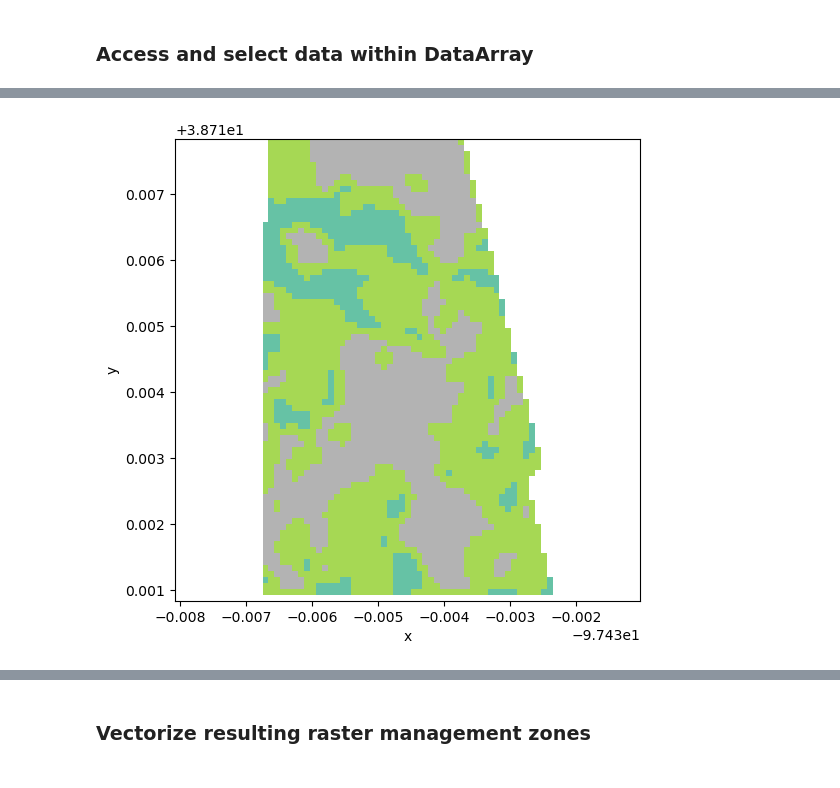
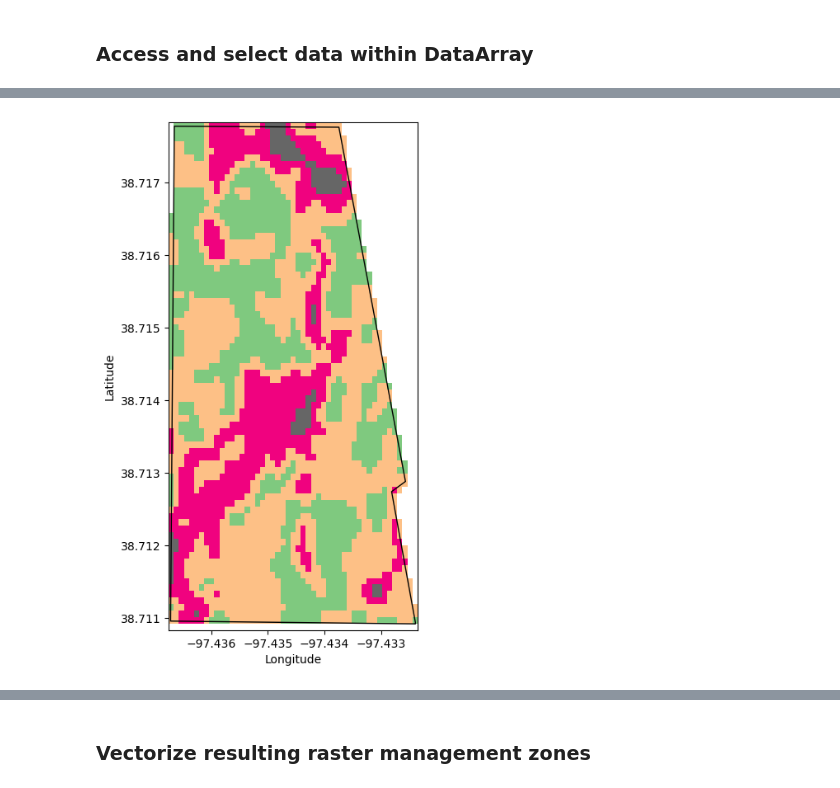
Before and after one commit to soilwater/precisionag-workshop-2024, a Jupyter notebook: mz_notebook_solution.ipynb, the cells around one changed output, grey strips where cells are left out. Saved outputs shown, nothing was run; the diff lists cells and outputs as text; code cells hidden in the pictures.

```diff
--- a/mz_notebook_solution.ipynb
+++ b/mz_notebook_solution.ipynb
@@ -108 +109,11 @@ mask = ee.Image.constant(1).clip(roi).mask()
+# %%
+# Get JSON format of GeoDataframe
+# Note that .to_json() gives us a string, so we use the json module to create a proper json object
+field_bnd_json = json.loads(field_bnd.to_json())
+
+# Define the region of interest (roi) in GEE as a ee.Geometry
+roi = ee.Geometry(field_bnd_json['features'][0]['geometry'])
+
+# Create mask in GEE for field
+mask = ee.Image.constant(1).clip(roi).mask()
 # %%
@@ -313,32 +369,37 @@ os.environ["OMP_NUM_THREADS"] = '1'
 # %%
 # Input data using all surveys
-clustering_input_data = rel_diff.values.reshape(-1, len(selected_dates))
+#clustering_input_data = rel_diff.values.reshape(-1, len(selected_dates)) go from (78, 49, 15) to (3822, 15)
 
-# Input clustering data is the resulting mean relative difference
-#clustering_input_data = field_mrd.values.reshape(-1, 1)
+# Input data using MRD
+clustering_input_data = mean_rel_diff.values.reshape(-1, 1) # go from (78,49) to (3822,1)
 
-imputer = SimpleImputer(missing_values=np.nan, strategy='mean') # The goal is to place a value that does not affect the clustering result
+# Imputing missing data
+# The goal is to place a value that does not affect the clustering result
+imputer = SimpleImputer(missing_values=np.nan, strategy='mean')
 data_imputed = imputer.fit_transform(clustering_input_data)
 # %%
-#clusterer = KMeans(n_clusters=3, random_state=1)
-clusterer = BisectingKMeans(n_clusters=3, random_state=1)
+# Clustering (this will result in integer labels)
+clusterer = BisectingKMeans(n_clusters=4, random_state=1)
 cluster_labels = clusterer.fit_predict(data_imputed)
-cluster_labels = cluster_labels.reshape(mean_rel_diff.shape).astype(float)
+cluster_labels = cluster_labels.reshape(mean_rel_diff.shape).astype(float) # Labels were integers
 
+# Smooth clusters using Gaussian filter
 cluster_labels = np.round(gaussian_filter(cluster_labels, sigma=1.0))
-
-# Restore NaNs
-#cluster_labels[field_mask] = np.nan
 # %%
+# Create DataArray with resulting clusters, which the new management zones
+mz = xr.DataArray(data=cluster_labels,  coords=[da.y, da.x], dims=["y", "x"])
 
-mz = xr.DataArray(data=cluster_labels,  coords=[da.y, da.x], dims=["y", "x"])
+# Restore NaN cells
 idx_nan = np.isnan(da)
 mz.values[idx_nan] = np.nan
 
-fig, ax = plt.subplots(figsize=(6,6))
-mz.plot(ax=ax, cmap='Set2', add_colorbar=False)
-ax.axis('equal')
+# Plot management zones
+fig, ax = plt.subplots(figsize=(4,8))
+mz.plot(ax=ax, cmap='Accent', add_colorbar=False)
+field_bnd.plot(ax=ax, facecolor='None')
+ax.set_xlabel('Longitude')
+ax.set_ylabel('Latitude')
 plt.show()
 # %% [output]
-[figure, old version]
+[figure, new version]
 # %%
```
Also changed, not shown: parts of 70 cells of this notebook, 6 other files.
